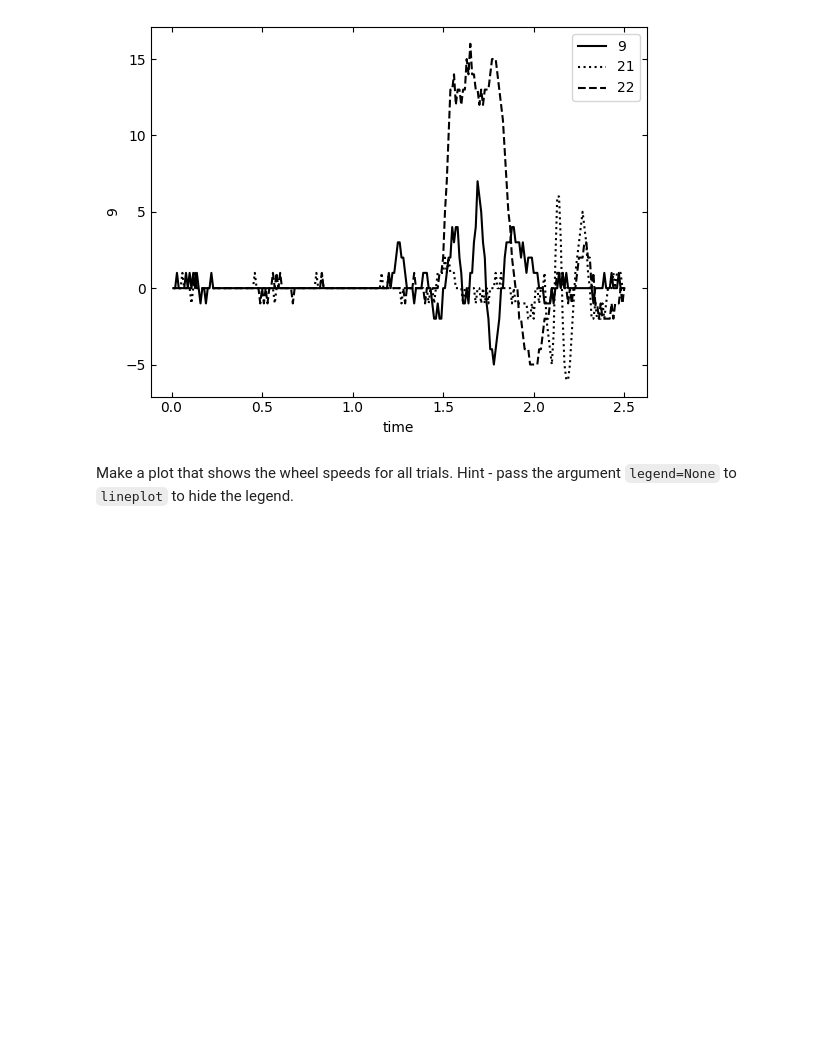
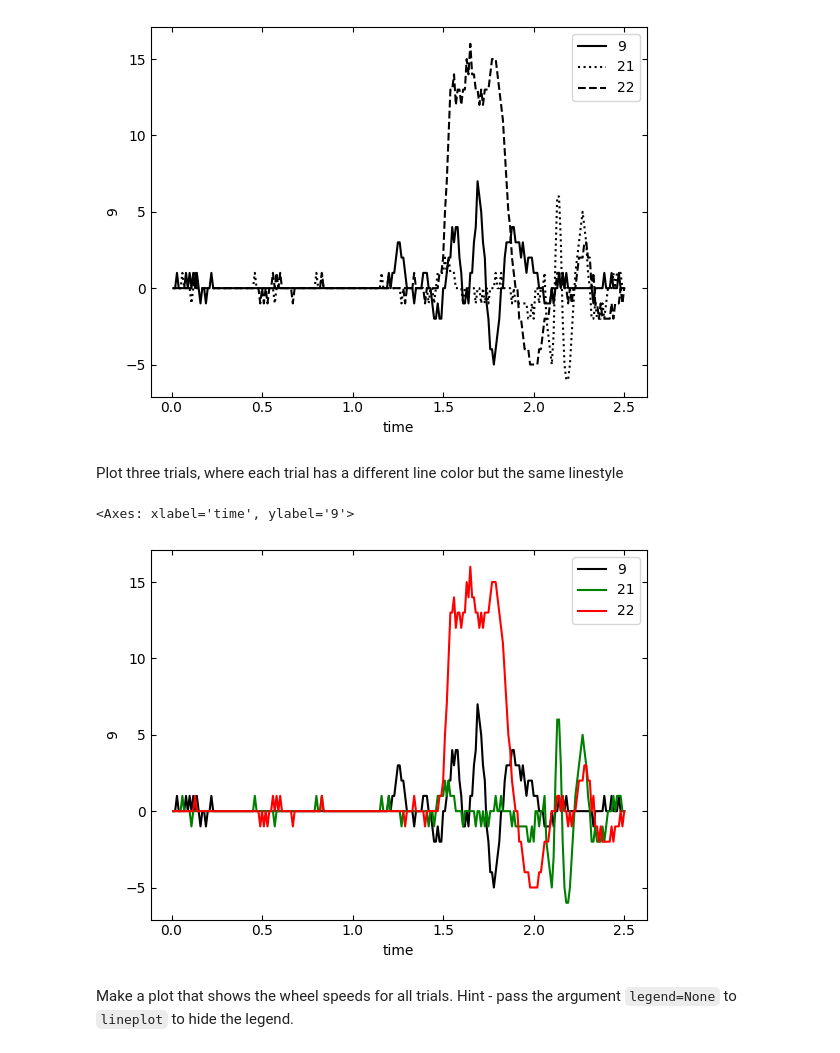
Before and after one commit to ibehave-ibots/iBOTS-Tools, a Jupyter notebook: workshops/python-workshop-1/exercises/ben/Day2-wheelspeed-with-solns.ipynb, the cells around one changed output. Drawn from its saved outputs; the diff is of its cells as text; code cells hidden in the pictures; blank space fills up the shorter version.

```diff
--- a/workshops/python-workshop-1/exercises/ben/Day2-wheelspeed-with-solns.ipynb
+++ b/workshops/python-workshop-1/exercises/ben/Day2-wheelspeed-with-solns.ipynb
@@ -379,6 +379,15 @@ sns.lineplot(wheel_df[22], label=22, color='black', linestyle='dashed')
 # %% [output]
 <Axes: xlabel='time', ylabel='9'>
 [figure]
+# %% [markdown]
+Plot three trials, where each trial has a different line color but the same linestyle
+# %%
+sns.lineplot(wheel_df[9], label=9, color='black', linestyle='solid')
+sns.lineplot(wheel_df[21], label=21, color='green', linestyle='solid')
+sns.lineplot(wheel_df[22], label=22, color='red', linestyle='solid')
+# %% [output]
+<Axes: xlabel='time', ylabel='9'>
+[figure, added]
 # %% [markdown]
 Make a plot that shows the wheel speeds for all trials. Hint - pass the argument `legend=None` to `lineplot` to hide the legend.
 # %%
```
Also changed, not shown: parts of 43 cells of this notebook.
